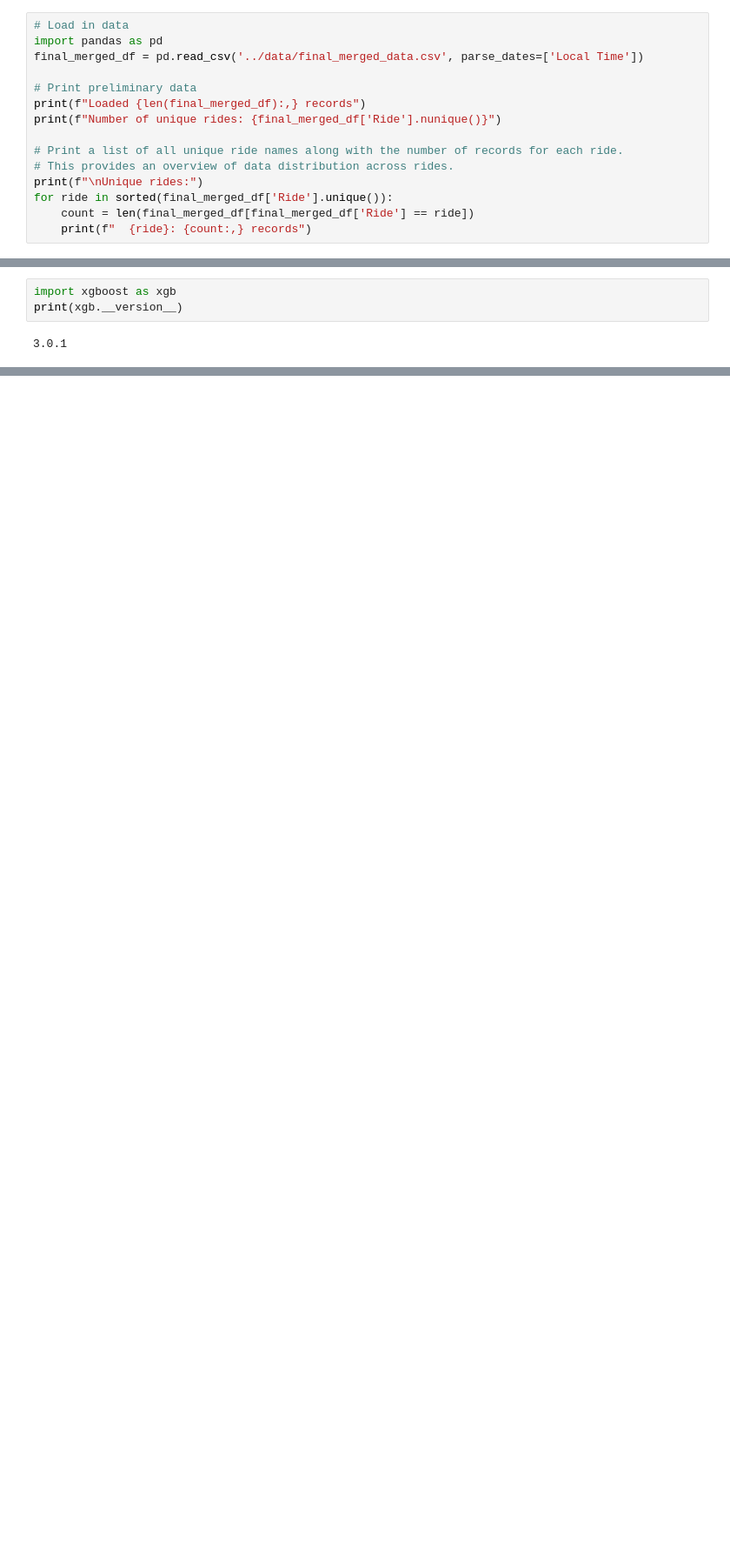
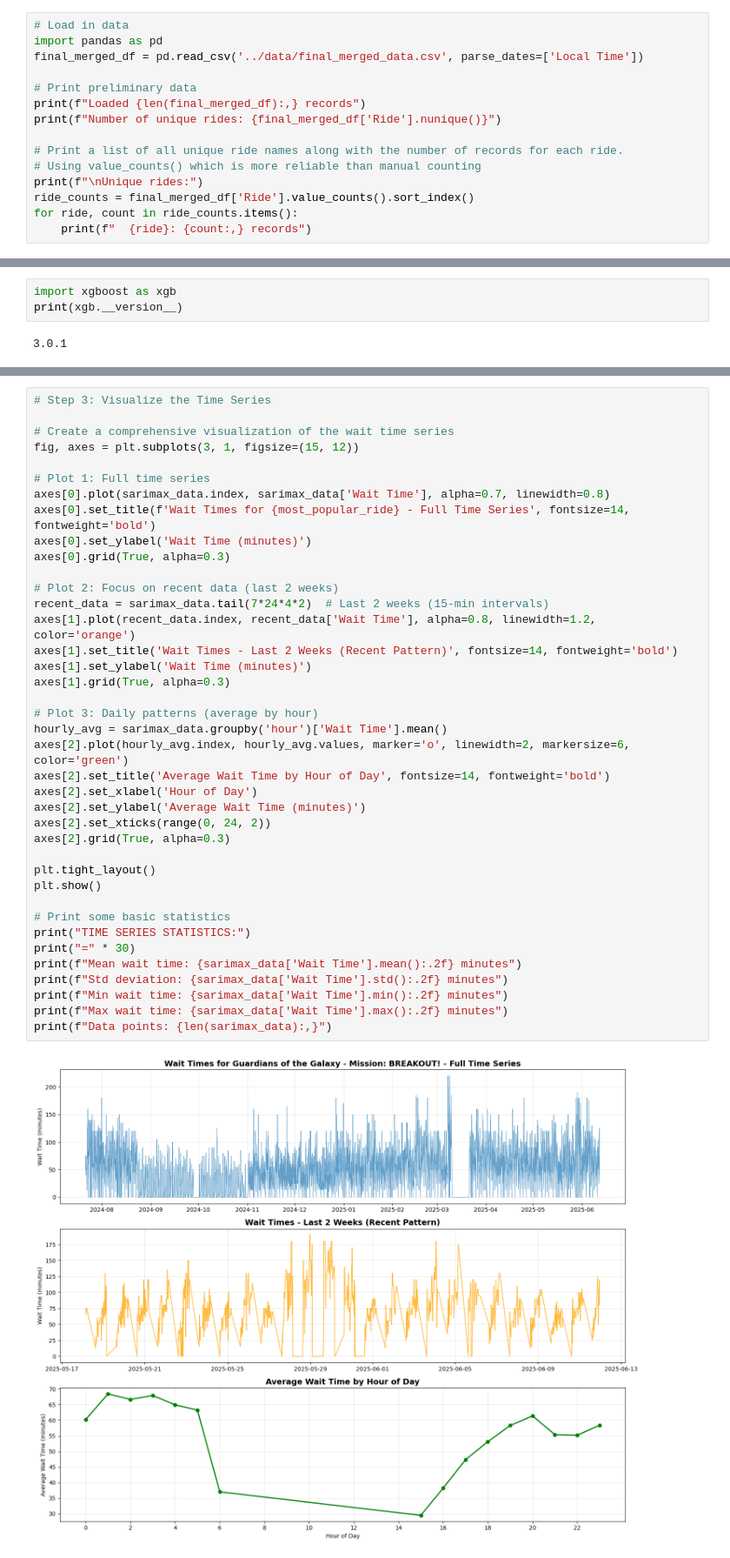
Before and after one commit to MwBm/CSEN140-Final-Project, a Jupyter notebook: model/seasonal_xgboost.ipynb, the cells around one changed output, grey strips where cells are left out. Shown at 87% size. Saved outputs shown, nothing was run; the diff lists cells and outputs as text; blank space fills up the shorter version.

Commit message:
sarimax

```diff
--- a/model/seasonal_xgboost.ipynb
+++ b/model/seasonal_xgboost.ipynb
@@ -10,10 +10,10 @@ print(f"Loaded {len(final_merged_df):,} records")
 print(f"Number of unique rides: {final_merged_df['Ride'].nunique()}")
 
 # Print a list of all unique ride names along with the number of records for each ride.
-# This provides an overview of data distribution across rides.
+# Using value_counts() which is more reliable than manual counting
 print(f"\nUnique rides:")
-for ride in sorted(final_merged_df['Ride'].unique()):
-    count = len(final_merged_df[final_merged_df['Ride'] == ride])
+ride_counts = final_merged_df['Ride'].value_counts().sort_index()
+for ride, count in ride_counts.items():
     print(f"  {ride}: {count:,} records")
 # %% [output]
 Loaded 589,985 records
@@ -494,0 +639,41 @@ which measures the average gain of splits using each feature across all trees.
+# %%
+# Step 3: Visualize the Time Series
+
+# Create a comprehensive visualization of the wait time series
+fig, axes = plt.subplots(3, 1, figsize=(15, 12))
+
+# Plot 1: Full time series
+axes[0].plot(sarimax_data.index, sarimax_data['Wait Time'], alpha=0.7, linewidth=0.8)
+axes[0].set_title(f'Wait Times for {most_popular_ride} - Full Time Series', fontsize=14, fontweight='bold')
+axes[0].set_ylabel('Wait Time (minutes)')
+axes[0].grid(True, alpha=0.3)
+
+# Plot 2: Focus on recent data (last 2 weeks)
+recent_data = sarimax_data.tail(7*24*4*2)  # Last 2 weeks (15-min intervals)
+axes[1].plot(recent_data.index, recent_data['Wait Time'], alpha=0.8, linewidth=1.2, color='orange')
+axes[1].set_title('Wait Times - Last 2 Weeks (Recent Pattern)', fontsize=14, fontweight='bold')
+axes[1].set_ylabel('Wait Time (minutes)')
+axes[1].grid(True, alpha=0.3)
+
+# Plot 3: Daily patterns (average by hour)
+hourly_avg = sarimax_data.groupby('hour')['Wait Time'].mean()
+axes[2].plot(hourly_avg.index, hourly_avg.values, marker='o', linewidth=2, markersize=6, color='green')
+axes[2].set_title('Average Wait Time by Hour of Day', fontsize=14, fontweight='bold')
+axes[2].set_xlabel('Hour of Day')
+axes[2].set_ylabel('Average Wait Time (minutes)')
+axes[2].set_xticks(range(0, 24, 2))
+axes[2].grid(True, alpha=0.3)
+
+plt.tight_layout()
+plt.show()
+
+# Print some basic statistics
+print("TIME SERIES STATISTICS:")
+print("=" * 30)
+print(f"Mean wait time: {sarimax_data['Wait Time'].mean():.2f} minutes")
+print(f"Std deviation: {sarimax_data['Wait Time'].std():.2f} minutes")
+print(f"Min wait time: {sarimax_data['Wait Time'].min():.2f} minutes")
+print(f"Max wait time: {sarimax_data['Wait Time'].max():.2f} minutes")
+print(f"Data points: {len(sarimax_data):,}")
+# %% [output]
+[figure, added]
```
Also changed, not shown: parts of 17 cells of this notebook, 1 other file.
